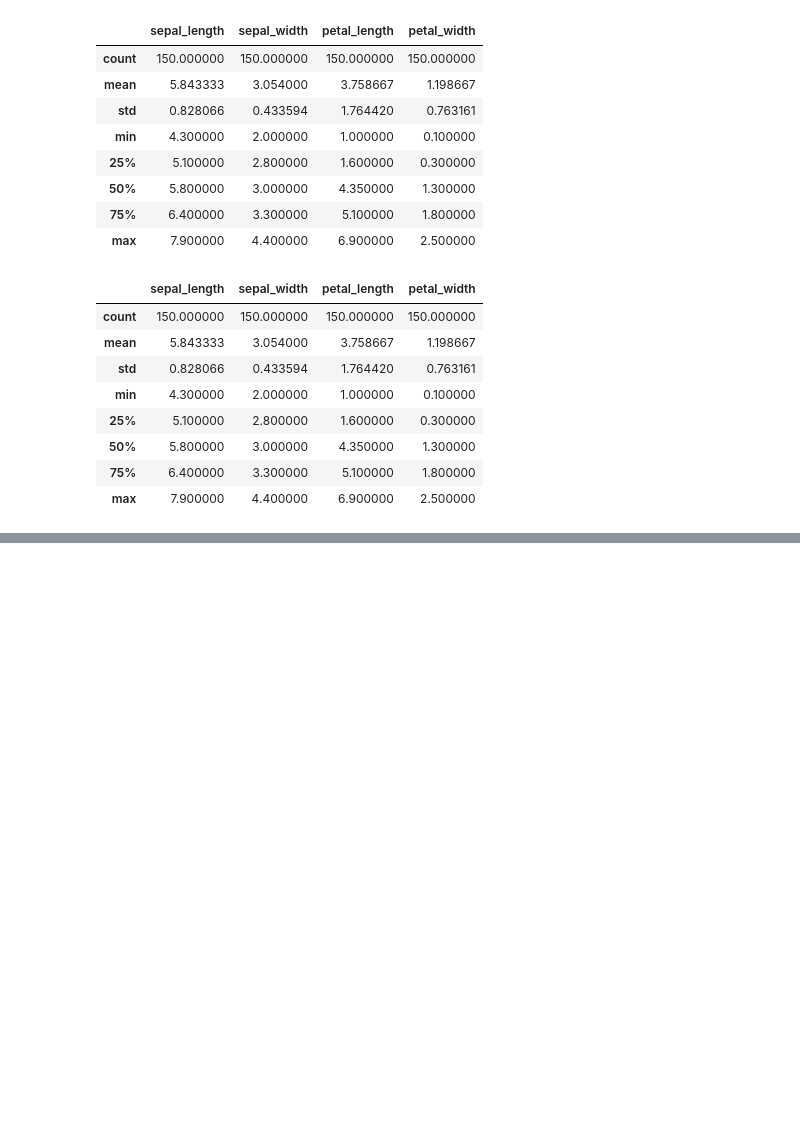
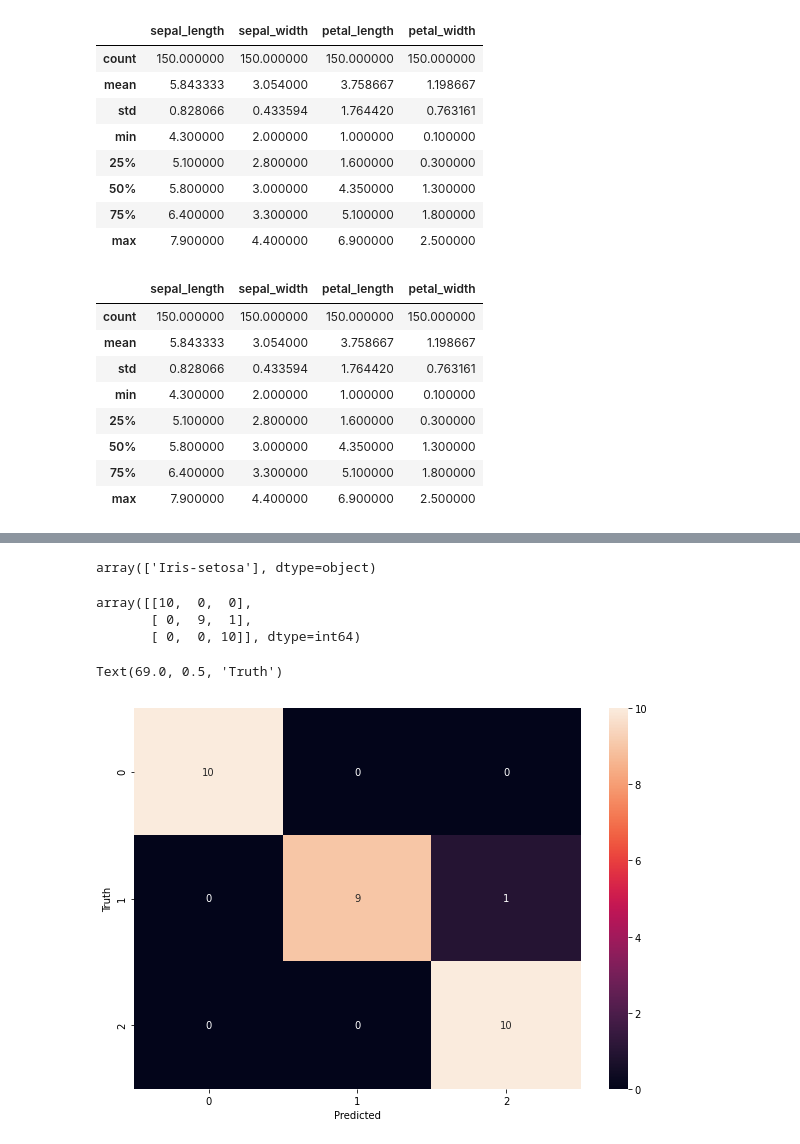
Before and after one commit to SenthilKumar009/100DaysOfCode, a Jupyter notebook: Machine Learning/Logistic Regression/Multiclass Classification/iris_flower_dataset.ipynb, the cells around one changed output, grey strips where cells are left out. Cells and saved outputs as stored; diff of their text form; code cells hidden in the pictures; blank space fills up the shorter version.

Commit message:
Logistic regression algorithm notebooks are added

```diff
--- a/Machine Learning/Logistic Regression/Multiclass Classification/iris_flower_dataset.ipynb
+++ b/Machine Learning/Logistic Regression/Multiclass Classification/iris_flower_dataset.ipynb
@@ -80,6 +83,7 @@ dtype: int64
 # %%
 # Take out a test set
-train, test = train_test_split(data, test_size = 0.4, stratify = data['species'], random_state = 42)
+train_features, test_features, train_target, test_target = train_test_split(X, y, test_size = 0.2, stratify = dataset['class'], random_state = 42)
 # %%
 # number of instances in each class in training data
-train.groupby('species').size()
+from sklearn.linear_model import LogisticRegression
+model = LogisticRegression()
@@ -91,0 +90,2 @@ dtype: int64
+# %%
+model.fit(train_features, train_target)
@@ -91,0 +107,23 @@ dtype: int64
+# %%
+model.predict([[3.5, 4.4, 1.5, 0.5]])
+# %% [output]
+array(['Iris-setosa'], dtype=object)
+# %%
+y_predicted = model.predict(test_features)
+from sklearn.metrics import confusion_matrix
+
+cm = confusion_matrix(test_target, y_predicted)
+cm
+# %% [output]
+array([[10,  0,  0],
+       [ 0,  9,  1],
+       [ 0,  0, 10]], dtype=int64)
+# %%
+import seaborn as sn
+plt.figure(figsize=(10,7))
+sn.heatmap(cm, annot=True)
+plt.xlabel('Predicted')
+plt.ylabel('Truth')
+# %% [output]
+Text(69.0, 0.5, 'Truth')
+[figure, added]
```
Also changed, not shown: parts of 7 cells of this notebook, 3 other files.
